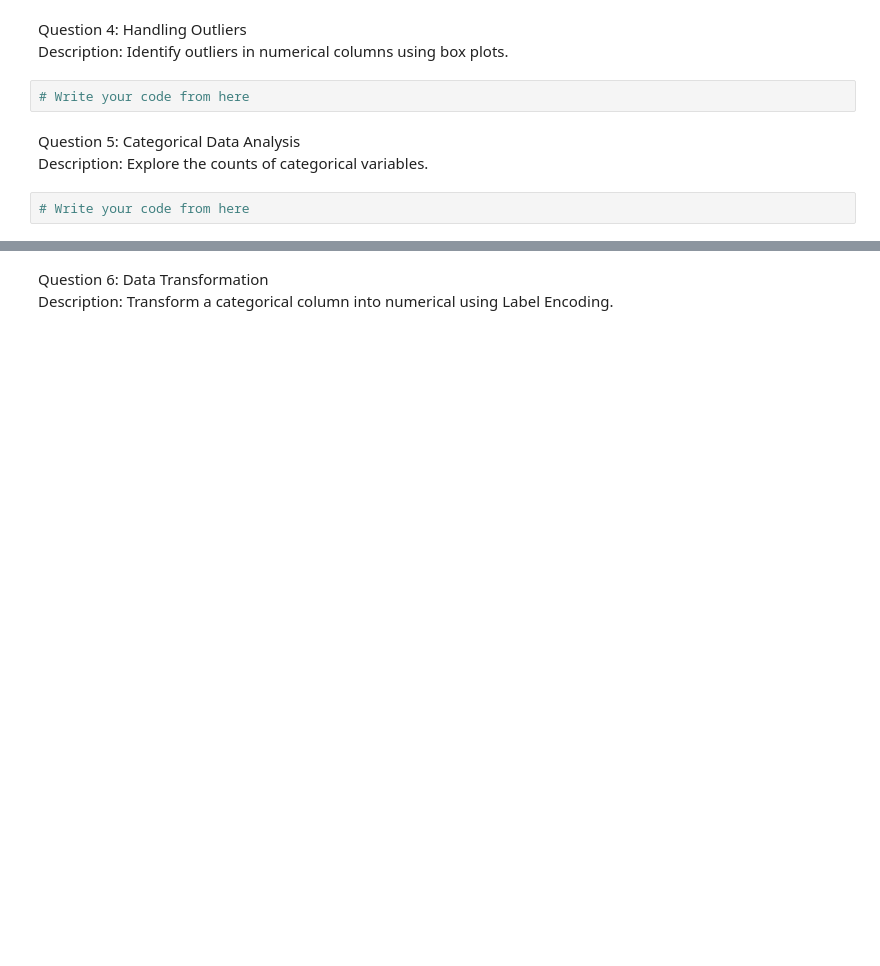
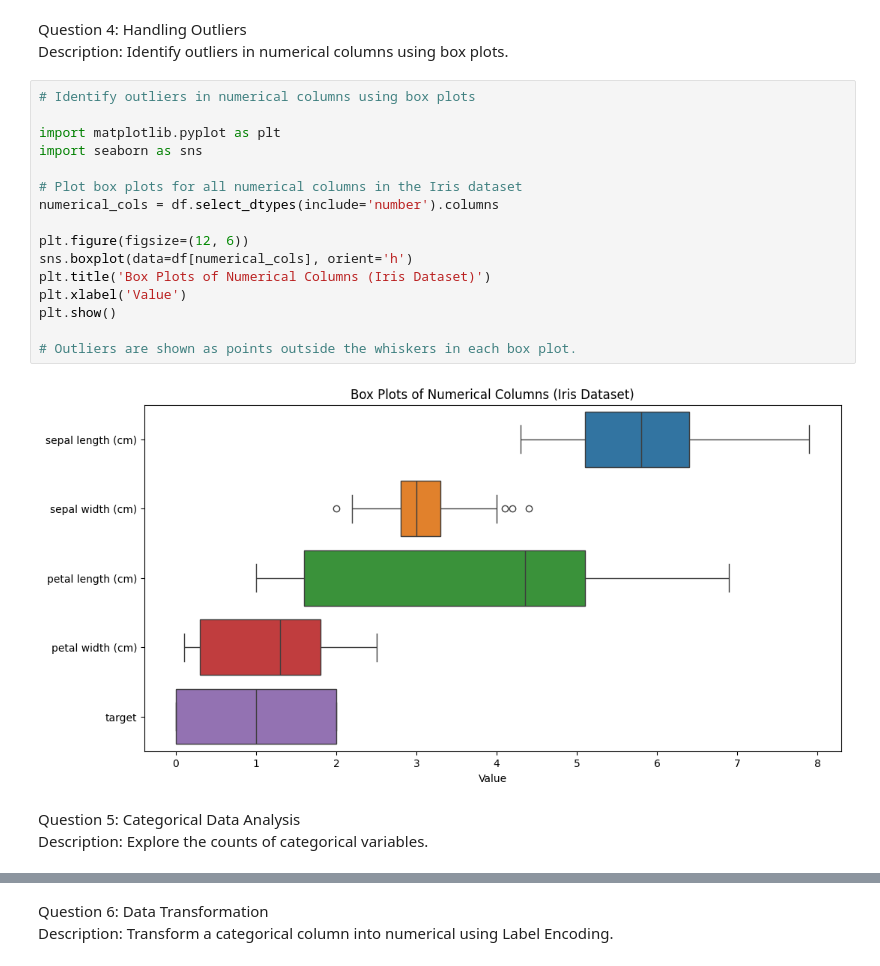
Before and after one commit to Harsha-H-G/AI---ML, a Jupyter notebook: src/Module 4/Introduction to Exploratory Data Analysis (EDA)/q1.ipynb, the cells around one changed output, grey strips where cells are left out. Drawn from its saved outputs; the diff is of its cells as text; blank space fills up the shorter version.

```diff
--- a/src/Module 4/Introduction to Exploratory Data Analysis (EDA)/q1.ipynb
+++ b/src/Module 4/Introduction to Exploratory Data Analysis (EDA)/q1.ipynb
@@ -20,12 +75,26 @@ Description: Calculate descriptive statistics for numerical columns.
 Question 4: Handling Outliers
 <br>
 Description: Identify outliers in numerical columns using box plots.
-# %%
-# Write your code from here
+# %%
+# Identify outliers in numerical columns using box plots
+
+import matplotlib.pyplot as plt
+import seaborn as sns
+
+# Plot box plots for all numerical columns in the Iris dataset
+numerical_cols = df.select_dtypes(include='number').columns
+
+plt.figure(figsize=(12, 6))
+sns.boxplot(data=df[numerical_cols], orient='h')
+plt.title('Box Plots of Numerical Columns (Iris Dataset)')
+plt.xlabel('Value')
+plt.show()
+
+# Outliers are shown as points outside the whiskers in each box plot.
+# %% [output]
+[figure, added]
 # %% [markdown]
 
 Question 5: Categorical Data Analysis
 <br>
 Description: Explore the counts of categorical variables.
-# %%
-# Write your code from here
```
Also changed, not shown: parts of 17 cells of this notebook, 2 other files.
